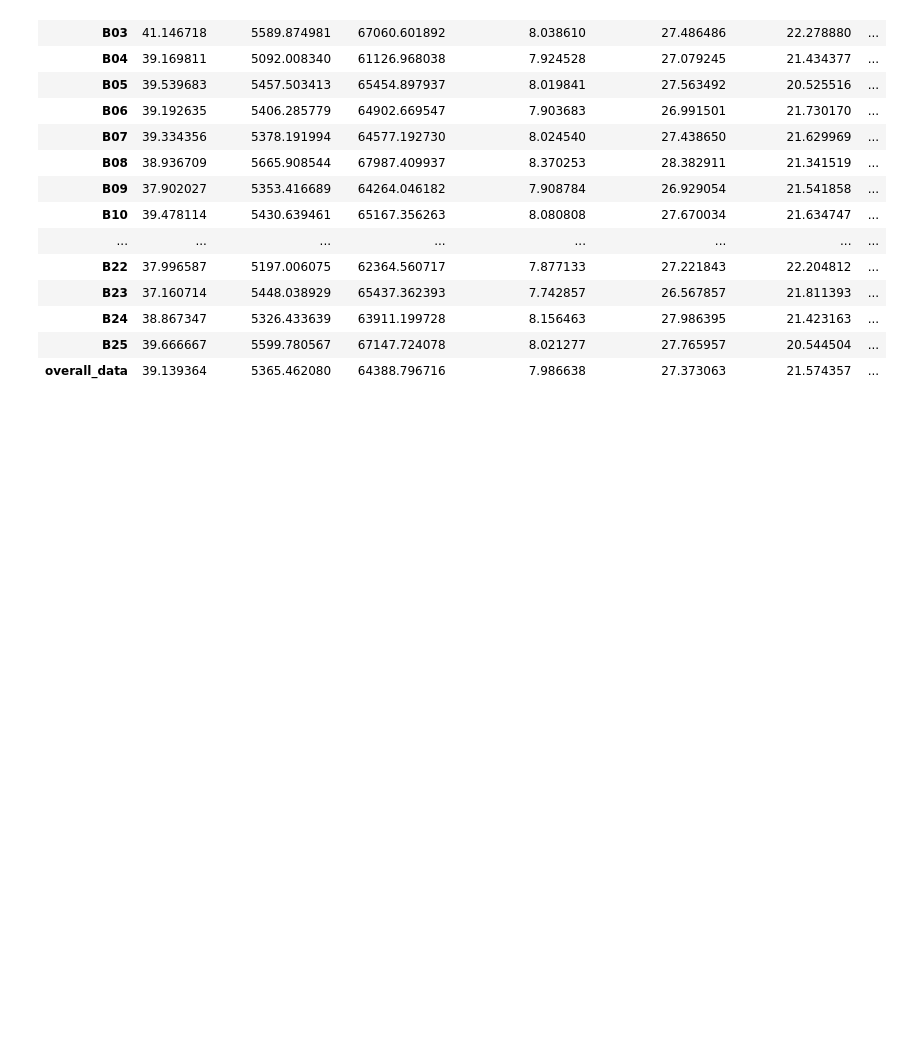
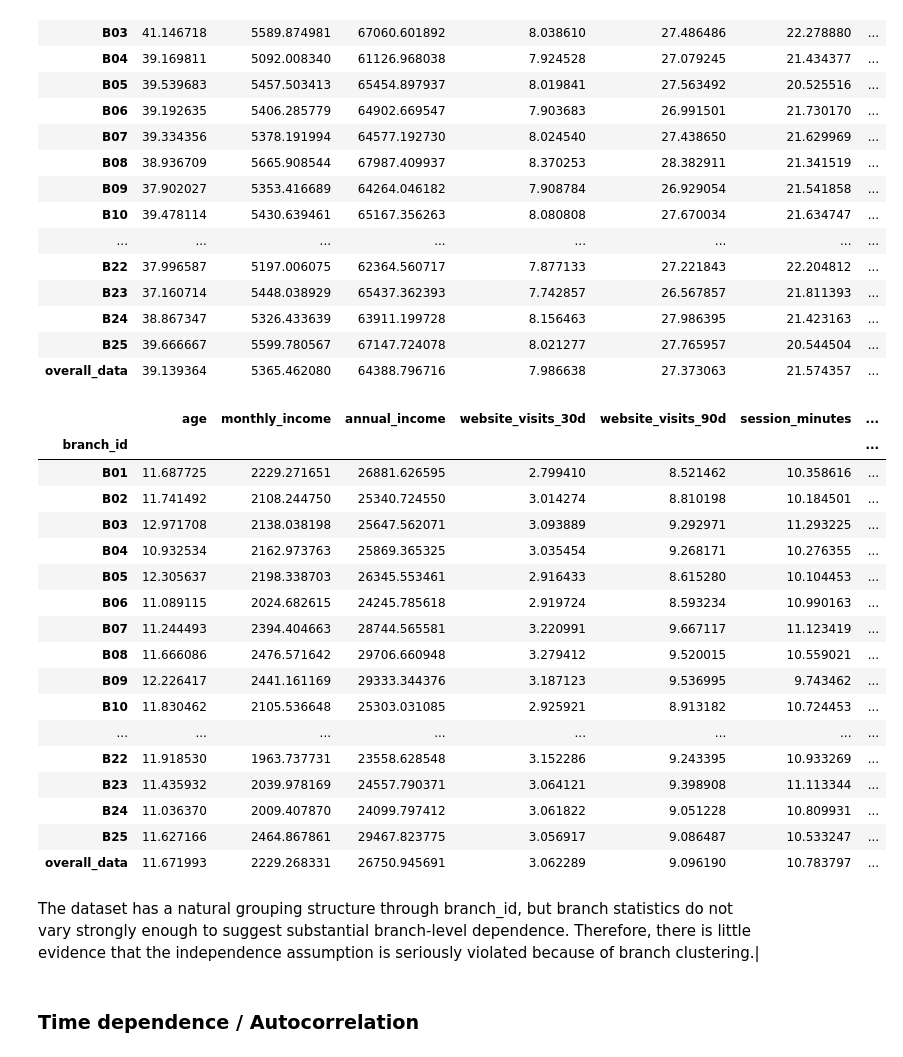
Before and after one commit to diyorarti/Learning_Data_Science, a Jupyter notebook: Statistics/3_Regression/Logistic_regression/Independence_Observations_Assumption.ipynb, the cells around one changed output. Drawn from its saved outputs; the diff is of its cells as text; code cells hidden in the pictures; blank space fills up the shorter version.

```diff
--- a/Statistics/3_Regression/Logistic_regression/Independence_Observations_Assumption.ipynb
+++ b/Statistics/3_Regression/Logistic_regression/Independence_Observations_Assumption.ipynb
@@ -365,5 +367,26 @@ print("Std:", branch_rates.std())
 Min: 0.07590759075907591
 Max: 0.2361963190184049
 Std: 0.029242373704262154
+# %%
+num_columns = ['age',
+    'monthly_income',
+    'annual_income',
+    'website_visits_30d',
+    'website_visits_90d',
+    'session_minutes',
+    'discount_pct',
+    'support_tickets_30d',
+    'premium_member',
+    'days_since_last_purchase',
+    'cart_items',
+    'email_opens_30d',
+    'profile_views_30d',
+    'social_referrals_30d',
+    'survey_score',
+    'preferred_contact_hour',
+    'noise_feature_1',
+    'noise_feature_2',
+    'noise_feature_3',
+    'purchased']
 # %%
 braches_stats = df_clean.groupby('branch_id')[
@@ -437,3 +420,39 @@ comparison_df
 | B24 | 38.867347 | 5326.433639 | 63911.199728 | 8.156463 | 27.986395 | 21.423163 | ... |
 | B25 | 39.666667 | 5599.780567 | 67147.724078 | 8.021277 | 27.765957 | 20.544504 | ... |
 | overall_data | 39.139364 | 5365.462080 | 64388.796716 | 7.986638 | 27.373063 | 21.574357 | ... |
+# %%
+braches_std = df_clean.groupby(by='branch_id')[
+    num_columns
+].std()
+# %%
+df_std = df_clean[
+    num_columns
+].std()
+# %%
+std_comparison_df = braches_std.copy()
+std_comparison_df.loc['overall_data'] = df_std
+
+std_comparison_df
+# %% [output]
+|  | age | monthly_income | annual_income | website_visits_30d | website_visits_90d | session_minutes | ... |
+| branch_id |  |  |  |  |  |  | ... |
+| B01 | 11.687725 | 2229.271651 | 26881.626595 | 2.799410 | 8.521462 | 10.358616 | ... |
+| B02 | 11.741492 | 2108.244750 | 25340.724550 | 3.014274 | 8.810198 | 10.184501 | ... |
+| B03 | 12.971708 | 2138.038198 | 25647.562071 | 3.093889 | 9.292971 | 11.293225 | ... |
+| B04 | 10.932534 | 2162.973763 | 25869.365325 | 3.035454 | 9.268171 | 10.276355 | ... |
+| B05 | 12.305637 | 2198.338703 | 26345.553461 | 2.916433 | 8.615280 | 10.104453 | ... |
+| B06 | 11.089115 | 2024.682615 | 24245.785618 | 2.919724 | 8.593234 | 10.990163 | ... |
+| B07 | 11.244493 | 2394.404663 | 28744.565581 | 3.220991 | 9.667117 | 11.123419 | ... |
+| B08 | 11.666086 | 2476.571642 | 29706.660948 | 3.279412 | 9.520015 | 10.559021 | ... |
+| B09 | 12.226417 | 2441.161169 | 29333.344376 | 3.187123 | 9.536995 | 9.743462 | ... |
+| B10 | 11.830462 | 2105.536648 | 25303.031085 | 2.925921 | 8.913182 | 10.724453 | ... |
+| ... | ... | ... | ... | ... | ... | ... | ... |
+| B22 | 11.918530 | 1963.737731 | 23558.628548 | 3.152286 | 9.243395 | 10.933269 | ... |
+| B23 | 11.435932 | 2039.978169 | 24557.790371 | 3.064121 | 9.398908 | 11.113344 | ... |
+| B24 | 11.036370 | 2009.407870 | 24099.797412 | 3.061822 | 9.051228 | 10.809931 | ... |
+| B25 | 11.627166 | 2464.867861 | 29467.823775 | 3.056917 | 9.086487 | 10.533247 | ... |
+| overall_data | 11.671993 | 2229.268331 | 26750.945691 | 3.062289 | 9.096190 | 10.783797 | ... |
+# %% [markdown]
+The dataset has a natural grouping structure through branch_id, but branch statistics do not vary strongly enough to suggest substantial branch-level dependence. Therefore, there is little evidence that the independence assumption is seriously violated because of branch clustering.|
+# %% [markdown]
+### Time dependence / Autocorrelation
```
Also changed, not shown: parts of 8 cells of this notebook, 1 other file.
